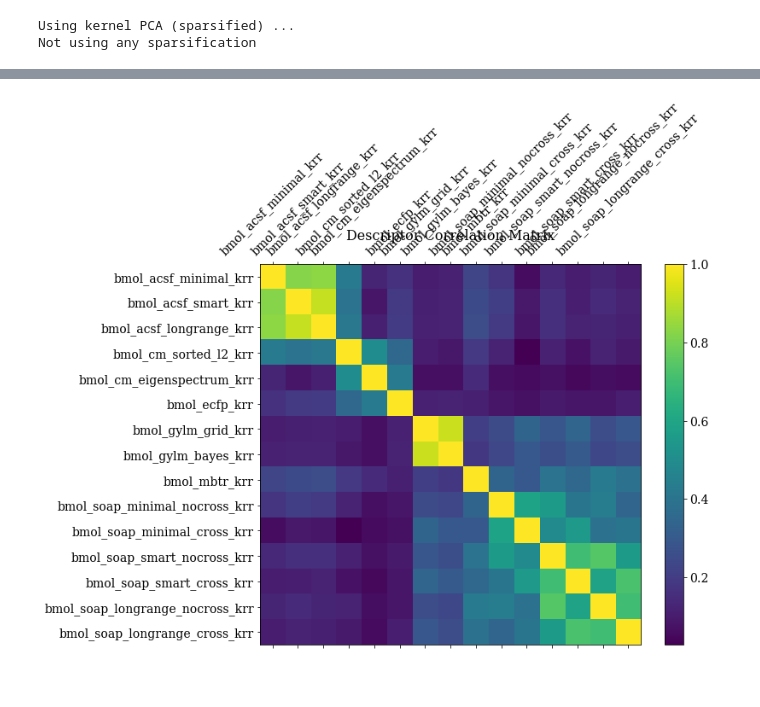
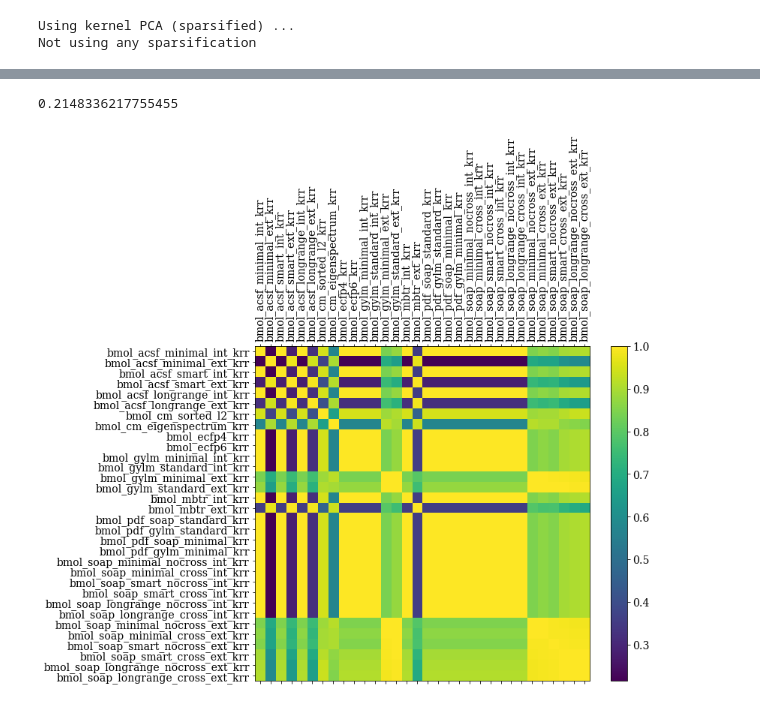
Before and after one commit to BingqingCheng/linear-regression-benchmarks, a Jupyter notebook: analysis-kit/analysis.ipynb, the cells around one changed output, grey strips where cells are left out. Saved outputs shown, nothing was run; the diff lists cells and outputs as text; code cells hidden in the pictures.

```diff
--- a/analysis-kit/analysis.ipynb
+++ b/analysis-kit/analysis.ipynb
@@ -10,7 +51,7 @@ from bml_analysis_plot import *
 # %% [markdown]
 ## parse
 # %%
-prefix = 'small-molecules'
+prefix = 'FH51'
 file_prefix = 'benchmark_'+prefix
 # %%
 by_model = parse(file_prefix+'.json.gz')
@@ -52,21 +148,2 @@ get_score(mean_abs_error_2, mean_abs_error)
 # %% [markdown]
 ## LC
-# %%
-model_plot = all_model_keys #['bmol_soap_longrange_nocross_rr','bmol_soap_longrange_cross_rr']
-lc_by_model = {}
-sc_name='RMSE'
-
-fig, ax = plt.subplots(figsize=(12,10))
-for i, model_key in enumerate(model_plot):
-    lc_by_model[model_key], _, ax = get_learning_curve(by_model, model_key_now=model_key,
-                                                       sc_name=sc_name,
-                                                       ax=ax, linecolor=cm.tab20(i), label=model_key[5:])
-
-ax.set_title('Learning curve')
-ax.set_xlabel('Number of training samples')
-ax.set_ylabel('Test {}'.format(sc_name))
-
-ax.set_xscale('log')
-ax.set_yscale('log')
-
-fig.savefig(file_prefix+'-'+sc_name+'-lc.pdf')
@@ -77,3 +213,4 @@ fig.savefig(file_prefix+'-'+sc_name+'-lc.pdf')
 # %%
-correlation_matrix, model_list = model_correlation_matrix(by_model, max_train_frac, 'MAE', "CORR", verbose=True)
+correlation_matrix_y, model_list = model_correlation_matrix(by_model, max_train_frac, 'test', 'y',
+                                                              "PearsonR", replica=4, verbose=True)
 # %% [output]
@@ -281,22 +412,27 @@ Using annotation plot ...
 # %%
 # select out certain components
 sub_correlation_matrix = np.ones((len(desc_names),len(desc_names)))
+sub_lc_matrix = np.ones((len(desc_names),len(desc_names),2))
 
 for i, desc in enumerate(desc_names):
     index_now = list(by_model.keys()).index(desc)
     for j, desc2 in enumerate(desc_names):
         index_2 = list(by_model.keys()).index(desc2)
-        sub_correlation_matrix[i,j] = correlation_matrix_MSE[index_now,index_2]
+        sub_correlation_matrix[i,j] = correlation_matrix_y[index_now,index_2]
+        sub_lc_matrix[i,j] = [ lc_by_model[desc[5:]][-1,1] , lc_by_model[desc2[5:]][-1,1]]
+np.min(sub_correlation_matrix)
+# %% [output]
+0.2148336217755455
 # %%
 f = plt.figure(figsize=(10, 8))
 plt.matshow(sub_correlation_matrix, fignum=f.number)
-plt.xticks(range(sub_correlation_matrix.shape[1]), desc_names, fontsize=14, rotation=45)
+plt.xticks(range(sub_correlation_matrix.shape[1]), desc_names, fontsize=14, rotation=90)
 plt.yticks(range(sub_correlation_matrix.shape[1]), desc_names, fontsize=14)
 cb = plt.colorbar()
 cb.ax.tick_params(labelsize=14)
-plt.title('Descriptor Correlation Matrix', fontsize=16);
+#plt.title('Descriptor Correlation Matrix', fontsize=16);
 # %% [output]
-[figure, old version]
+[figure, new version]
 # %%
 get_score(sub_correlation_matrix[4], desc_kmat[4])
 # %% [output]
```
Also changed, not shown: parts of 38 cells of this notebook, 4 other files.
